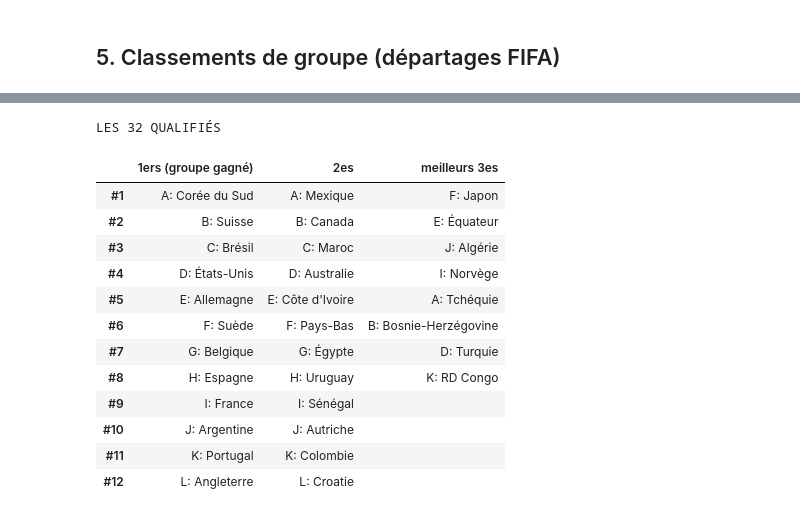
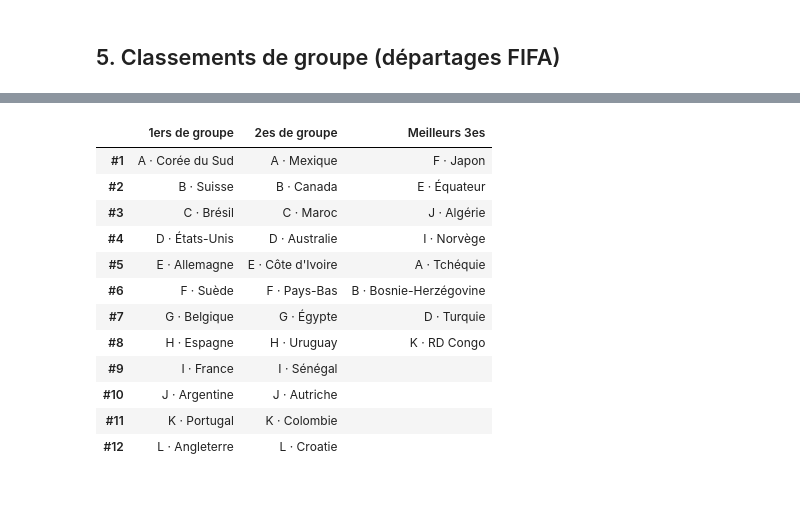
Before and after one commit to weber8thomas/mpp-pronos, a Jupyter notebook: notebooks/analyse_pronos.ipynb, the cells around one changed output, grey strips where cells are left out. Drawn from its saved outputs; the diff is of its cells as text; code cells hidden in the pictures.

```diff
--- a/notebooks/analyse_pronos.ipynb
+++ b/notebooks/analyse_pronos.ipynb
@@ -165,9 +167,0 @@ de la couche d'experts. C'est le rappel classique que le football reste imprévi
-# %%
-def fmt(r):
-    tag = "✅ réel" if r.statut == "joue" else "🔮 prono"
-    return f"J{r.journee}  {r.equipe_dom} {r.buts_dom}-{r.buts_ext} {r.equipe_ext}   [{tag}]  P(V/N/D)={r.p_victoire_dom:.2f}/{r.p_nul:.2f}/{r.p_victoire_ext:.2f}"
-for g in sorted(predictions.groupe.unique()):
-    print(f"=== Groupe {g} ===")
-    for _, r in predictions[predictions.groupe == g].iterrows():
-        print("  " + fmt(r))
-    print()
@@ -193,8 +192,11 @@ for g in sorted(predictions.groupe.unique()):
 ## 5. Classements de groupe (départages FIFA)
 # %%
 classements = S.tous_classements(predictions)
+def colorise(df):
+    sty = df.style.format({"diff":"{:+d}"}).background_gradient(
+        subset=["pts"], cmap="Greens").set_caption("")
+    return sty
 for g in sorted(classements):
-    print(f"=== Groupe {g} ===")
-    print(classements[g].to_string())
-    print()
+    print(f"───────── Groupe {g} ─────────")
+    display(colorise(classements[g]))
 # %% [output]
@@ -242,24 +250,24 @@ groupe             equipe  pts  diff  bp qualifié
 # %%
-tab = pd.DataFrame({
-    "1ers (groupe gagné)": [f"{g}: {e}" for g, e in premiers],
-    "2es": [f"{g}: {e}" for g, e in deuxiemes],
+premiers, deuxiemes, meilleurs3, df3 = S.qualifies(classements)
+q1 = {e for _, e in premiers}; q2 = {e for _, e in deuxiemes}; q3 = set(meilleurs3.equipe)
+tabq = pd.DataFrame({
+    "1ers de groupe": [f"{g} · {e}" for g, e in premiers],
+    "2es de groupe": [f"{g} · {e}" for g, e in deuxiemes],
+    "Meilleurs 3es": [f"{r.groupe} · {r.equipe}" for _, r in meilleurs3.reset_index(drop=True).iterrows()] + [""]*(12-len(meilleurs3)),
 })
-m3 = meilleurs3.reset_index(drop=True)
-tab["meilleurs 3es"] = [f"{r.groupe}: {r.equipe}" for _, r in m3.iterrows()] + [""]*(12-len(m3))
-tab.index = [f"#{i+1}" for i in range(12)]
-print("LES 32 QUALIFIÉS"); tab
+tabq.index = [f"#{i+1}" for i in range(12)]
+display(tabq)
 # %% [output]
-LES 32 QUALIFIÉS
-|  | 1ers (groupe gagné) | 2es | meilleurs 3es |
-| #1 | A: Corée du Sud | A: Mexique | F: Japon |
-| #2 | B: Suisse | B: Canada | E: Équateur |
-| #3 | C: Brésil | C: Maroc | J: Algérie |
-| #4 | D: États-Unis | D: Australie | I: Norvège |
-| #5 | E: Allemagne | E: Côte d'Ivoire | A: Tchéquie |
-| #6 | F: Suède | F: Pays-Bas | B: Bosnie-Herzégovine |
-| #7 | G: Belgique | G: Égypte | D: Turquie |
-| #8 | H: Espagne | H: Uruguay | K: RD Congo |
-| #9 | I: France | I: Sénégal |  |
-| #10 | J: Argentine | J: Autriche |  |
-| #11 | K: Portugal | K: Colombie |  |
-| #12 | L: Angleterre | L: Croatie |  |
+|  | 1ers de groupe | 2es de groupe | Meilleurs 3es |
+| #1 | A · Corée du Sud | A · Mexique | F · Japon |
+| #2 | B · Suisse | B · Canada | E · Équateur |
+| #3 | C · Brésil | C · Maroc | J · Algérie |
+| #4 | D · États-Unis | D · Australie | I · Norvège |
+| #5 | E · Allemagne | E · Côte d'Ivoire | A · Tchéquie |
+| #6 | F · Suède | F · Pays-Bas | B · Bosnie-Herzégovine |
+| #7 | G · Belgique | G · Égypte | D · Turquie |
+| #8 | H · Espagne | H · Uruguay | K · RD Congo |
+| #9 | I · France | I · Sénégal |  |
+| #10 | J · Argentine | J · Autriche |  |
+| #11 | K · Portugal | K · Colombie |  |
+| #12 | L · Angleterre | L · Croatie |  |
```
Also changed, not shown: parts of 30 cells of this notebook, 8 other files.
